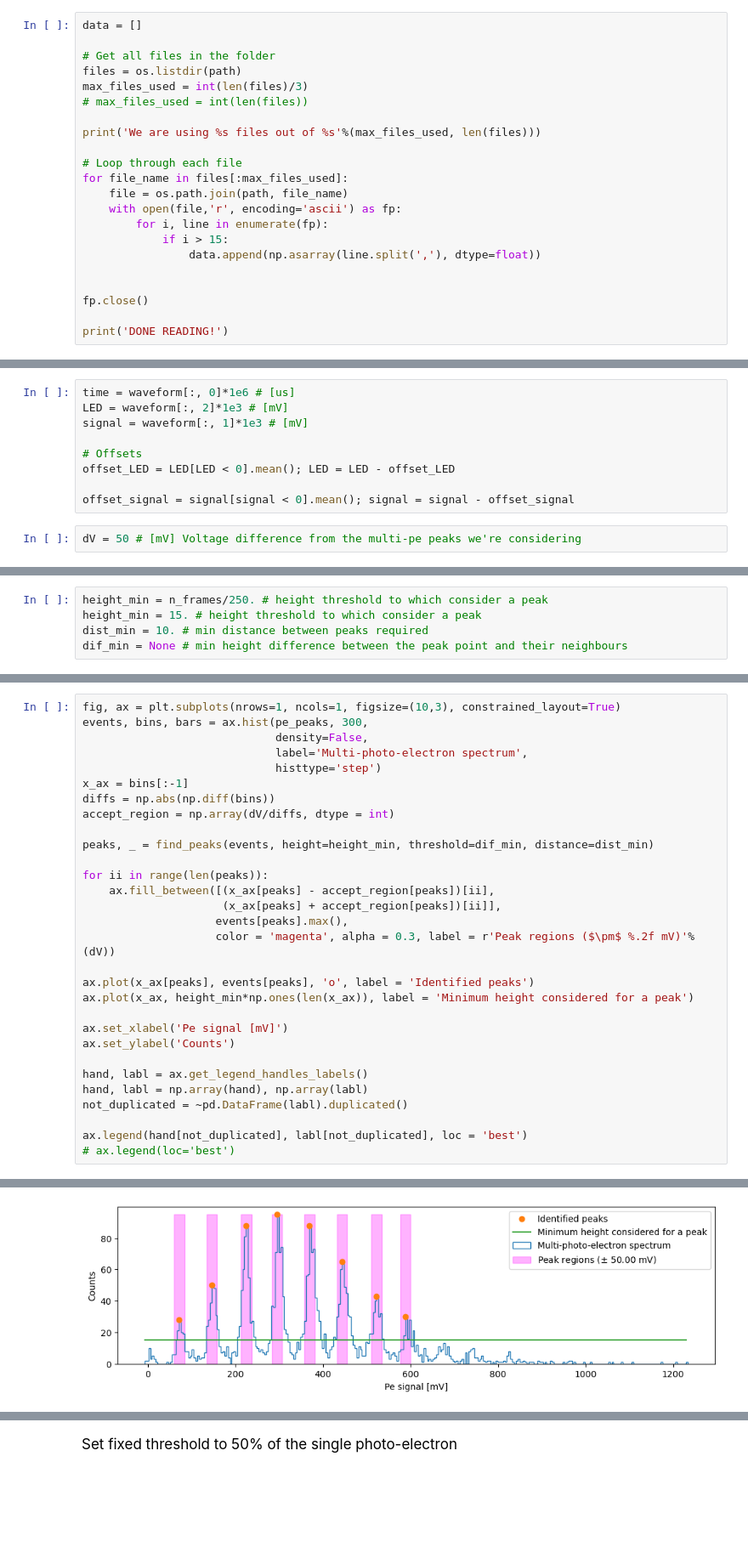
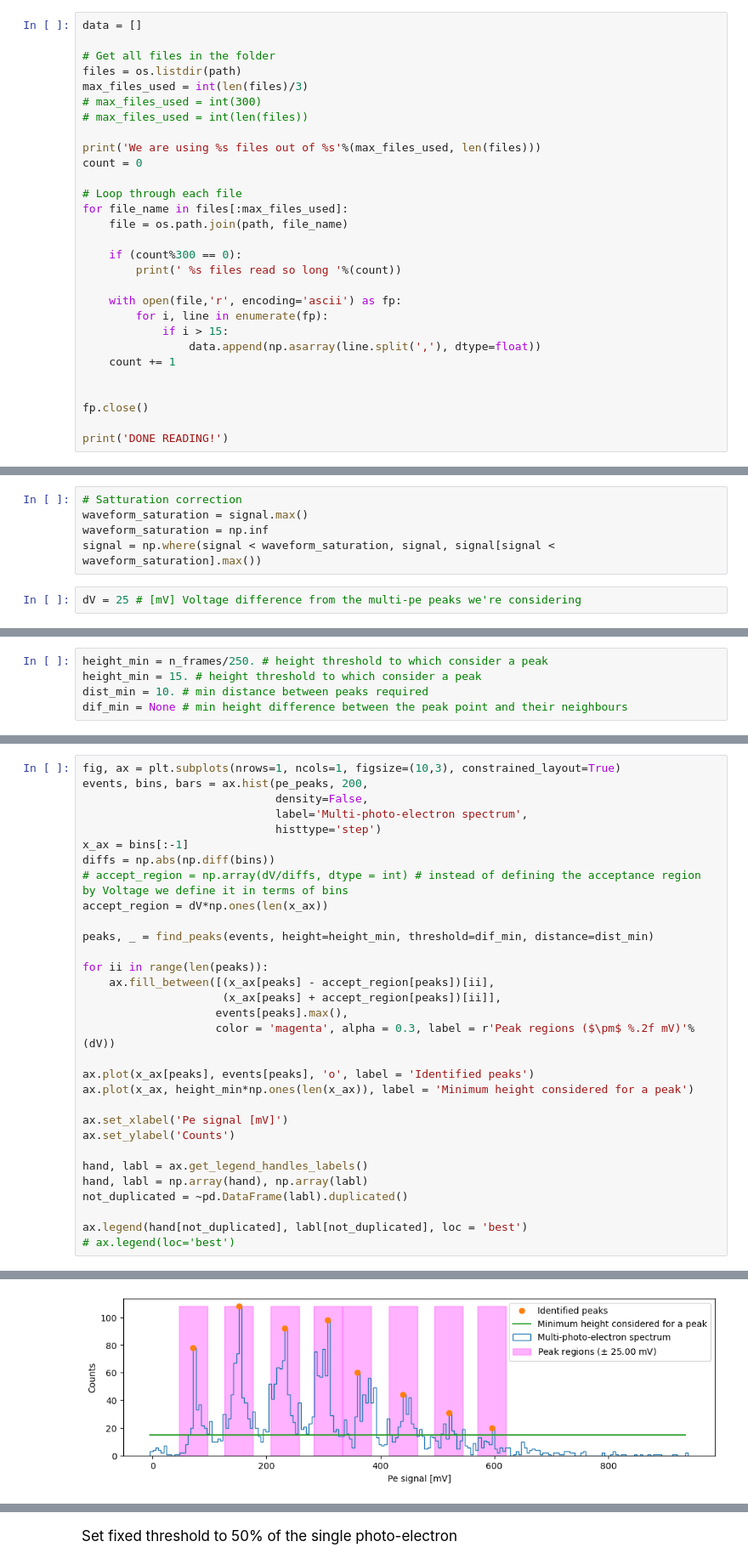
Before and after one commit to mariandbt/python, a Jupyter notebook: notebooks/Time_Energy_resolution_20230508.ipynb, the cells around one changed output, grey strips where cells are left out. Shown at 85% size. Drawn from its saved outputs; the diff is of its cells as text; blank space fills up the shorter version.

Commit message:
Time resolution and Xe tank notebooks

```diff
--- a/notebooks/Time_Energy_resolution_20230508.ipynb
+++ b/notebooks/Time_Energy_resolution_20230508.ipynb
@@ -65,17 +108,24 @@ data = []
 # Get all files in the folder
 files = os.listdir(path)
 max_files_used = int(len(files)/3)
+# max_files_used = int(300)
 # max_files_used = int(len(files))
 
 print('We are using %s files out of %s'%(max_files_used, len(files)))
+count = 0
 
 # Loop through each file
 for file_name in files[:max_files_used]:
     file = os.path.join(path, file_name)
+
+    if (count%300 == 0):
+        print(' %s files read so long '%(count))
+
     with open(file,'r', encoding='ascii') as fp:
         for i, line in enumerate(fp):
             if i > 15:
                 data.append(np.asarray(line.split(','), dtype=float))
+    count += 1
 
 
 fp.close()
@@ -129,12 +192,8 @@ def resolution_eq(E, a, b, c):
 # %%
-time = waveform[:, 0]*1e6 # [us]
-LED = waveform[:, 2]*1e3 # [mV]
-signal = waveform[:, 1]*1e3 # [mV]
-
-# Offsets
-offset_LED = LED[LED < 0].mean(); LED = LED - offset_LED
-
-offset_signal = signal[signal < 0].mean(); signal = signal - offset_signal
+# Satturation correction
+waveform_saturation = signal.max()
+waveform_saturation = np.inf
+signal = np.where(signal < waveform_saturation, signal, signal[signal < waveform_saturation].max())
 # %%
-dV = 50 # [mV] Voltage difference from the multi-pe peaks we're considering
+dV = 25 # [mV] Voltage difference from the multi-pe peaks we're considering
 # %%
@@ -166,36 +228,37 @@ dif_min = None # min height difference between the peak point and their neighbou
 # %%
 fig, ax = plt.subplots(nrows=1, ncols=1, figsize=(10,3), constrained_layout=True)
-events, bins, bars = ax.hist(pe_peaks, 300,
+events, bins, bars = ax.hist(pe_peaks, 200,
                              density=False,
                              label='Multi-photo-electron spectrum',
                              histtype='step')
 x_ax = bins[:-1]
 diffs = np.abs(np.diff(bins))
-accept_region = np.array(dV/diffs, dtype = int)
+# accept_region = np.array(dV/diffs, dtype = int) # instead of defining the acceptance region by Voltage we define it in terms of bins
+accept_region = dV*np.ones(len(x_ax))
 
 peaks, _ = find_peaks(events, height=height_min, threshold=dif_min, distance=dist_min)
 
 for ii in range(len(peaks)):
     ax.fill_between([(x_ax[peaks] - accept_region[peaks])[ii],
                      (x_ax[peaks] + accept_region[peaks])[ii]],
                     events[peaks].max(),
                     color = 'magenta', alpha = 0.3, label = r'Peak regions ($\pm$ %.2f mV)'%(dV))
 
 ax.plot(x_ax[peaks], events[peaks], 'o', label = 'Identified peaks')
 ax.plot(x_ax, height_min*np.ones(len(x_ax)), label = 'Minimum height considered for a peak')
 
 ax.set_xlabel('Pe signal [mV]')
 ax.set_ylabel('Counts')
 
 hand, labl = ax.get_legend_handles_labels()
 hand, labl = np.array(hand), np.array(labl)
 not_duplicated = ~pd.DataFrame(labl).duplicated()
 
 ax.legend(hand[not_duplicated], labl[not_duplicated], loc = 'best')
 # ax.legend(loc='best')
 # %% [output]
 <matplotlib.legend.Legend at 0x...>
-[figure, old version]
+[figure, new version]
 # %%
 signal_pe = x_ax[peaks]
 n_pe = len(signal_pe)
```
Also changed, not shown: parts of 53 cells of this notebook, 7 other files.
